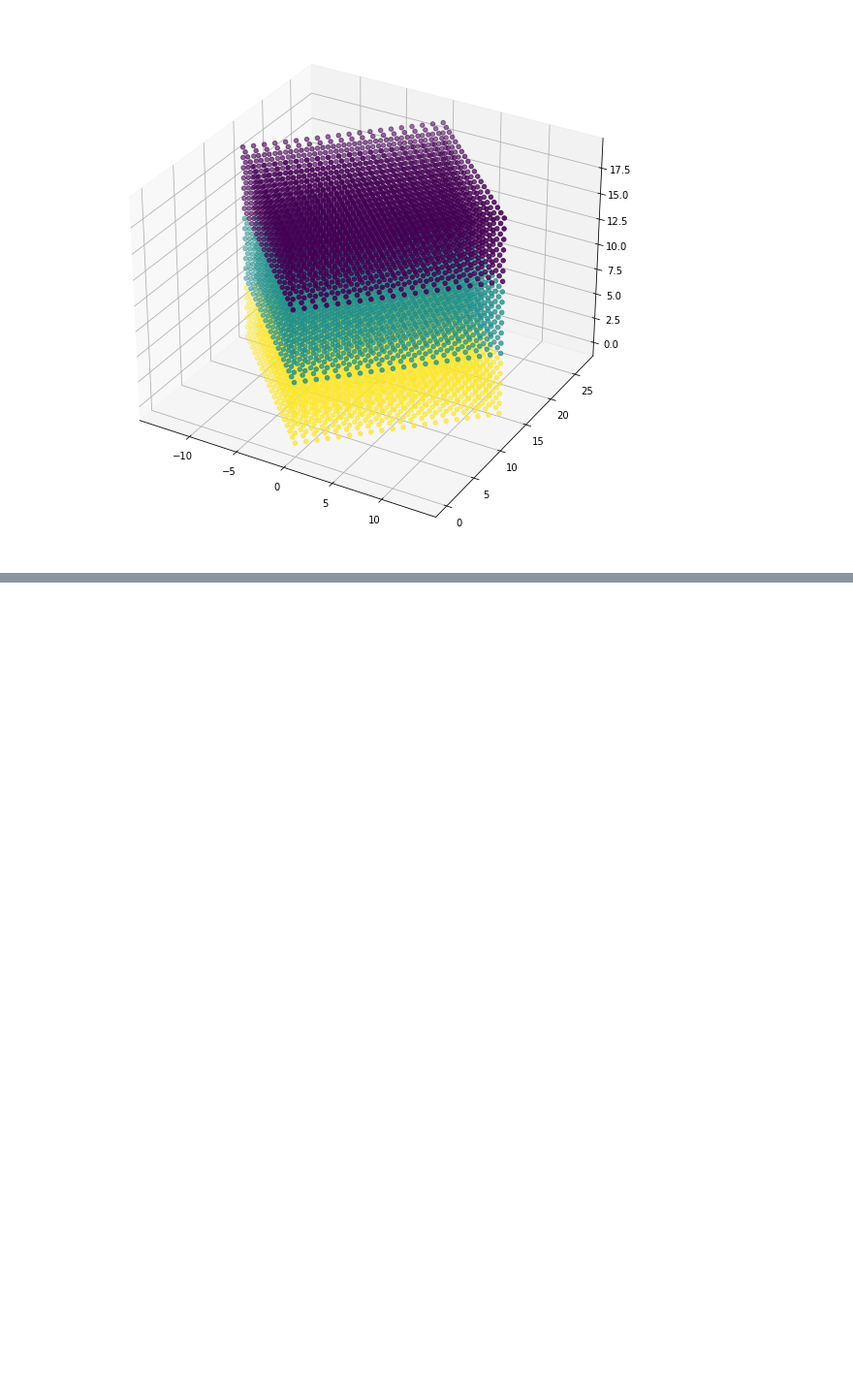
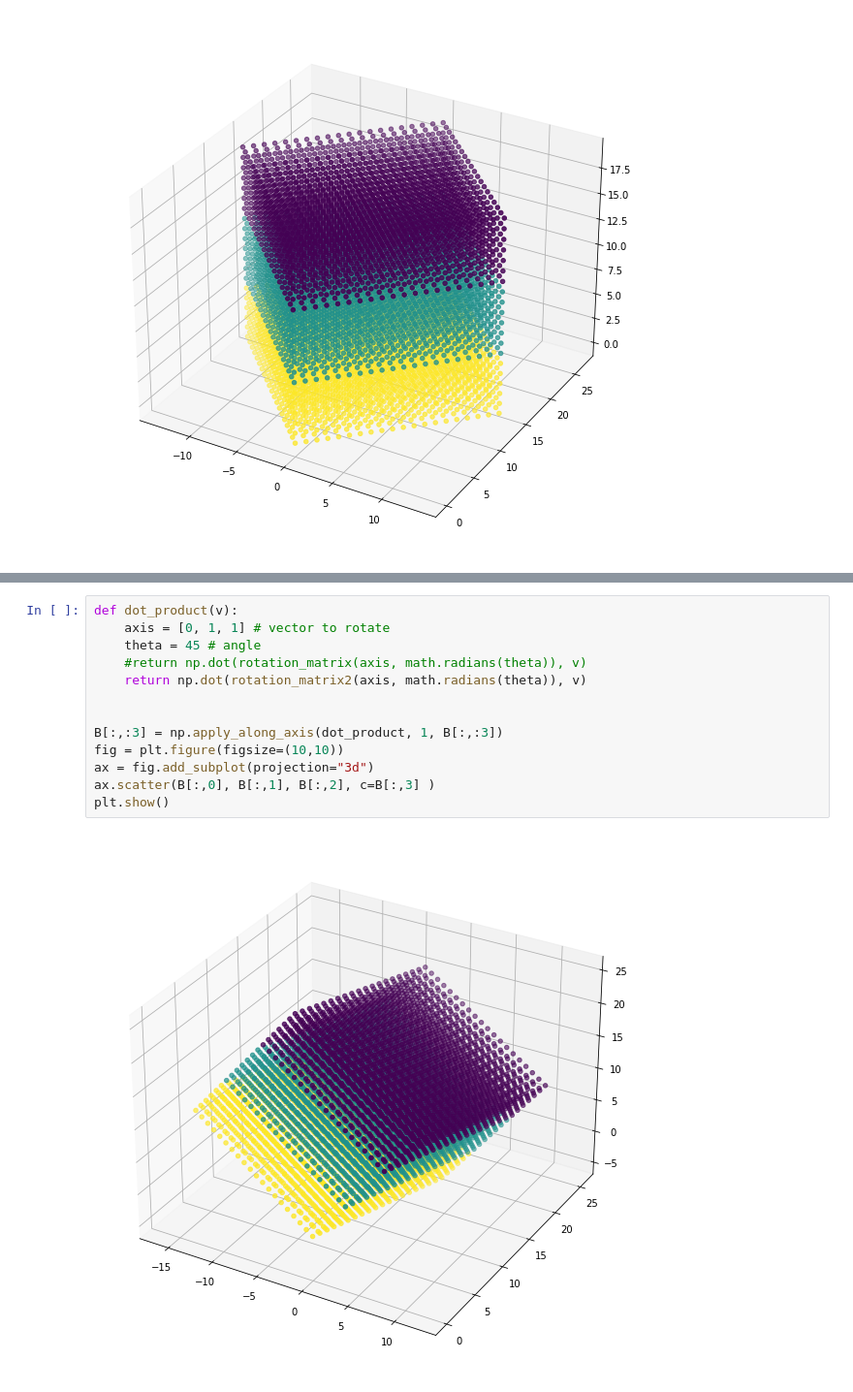
Before and after one commit to saibash/numpy_functions, a Jupyter notebook: array_rotation.ipynb, the cells around one changed output, grey strips where cells are left out. Shown at 97% size. Drawn from its saved outputs; the diff is of its cells as text; blank space fills up the shorter version.

Commit message:
second example rotation

```diff
--- a/array_rotation.ipynb
+++ b/array_rotation.ipynb
@@ -76,0 +84,15 @@ plt.show()
+# %%
+def dot_product(v):
+    axis = [0, 1, 1] # vector to rotate
+    theta = 45 # angle
+    #return np.dot(rotation_matrix(axis, math.radians(theta)), v)
+    return np.dot(rotation_matrix2(axis, math.radians(theta)), v)
+
+
+B[:,:3] = np.apply_along_axis(dot_product, 1, B[:,:3])
+fig = plt.figure(figsize=(10,10))
+ax = fig.add_subplot(projection="3d")
+ax.scatter(B[:,0], B[:,1], B[:,2], c=B[:,3] )
+plt.show()
+# %% [output]
+[figure, added]
```
Also changed, not shown: parts of 1 cell of this notebook.
